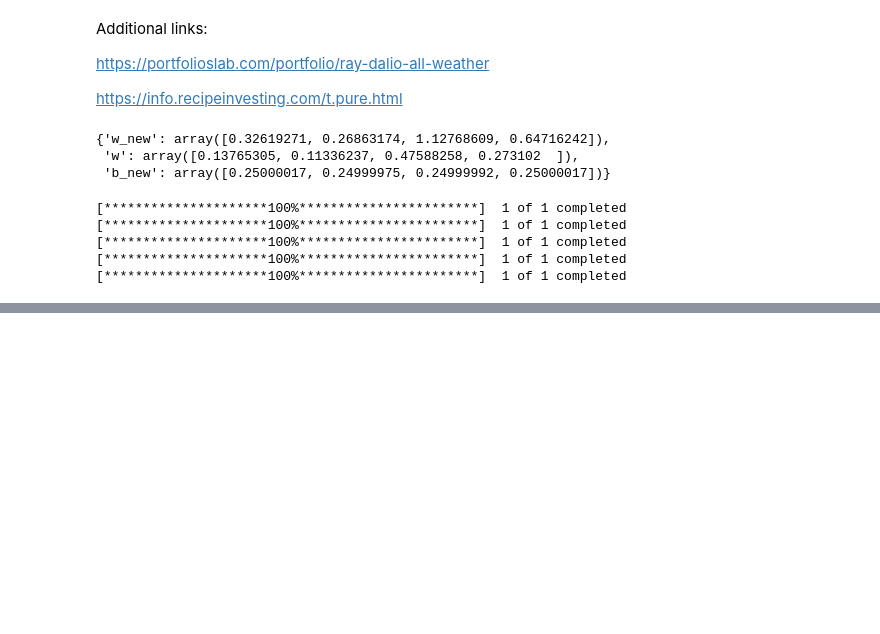
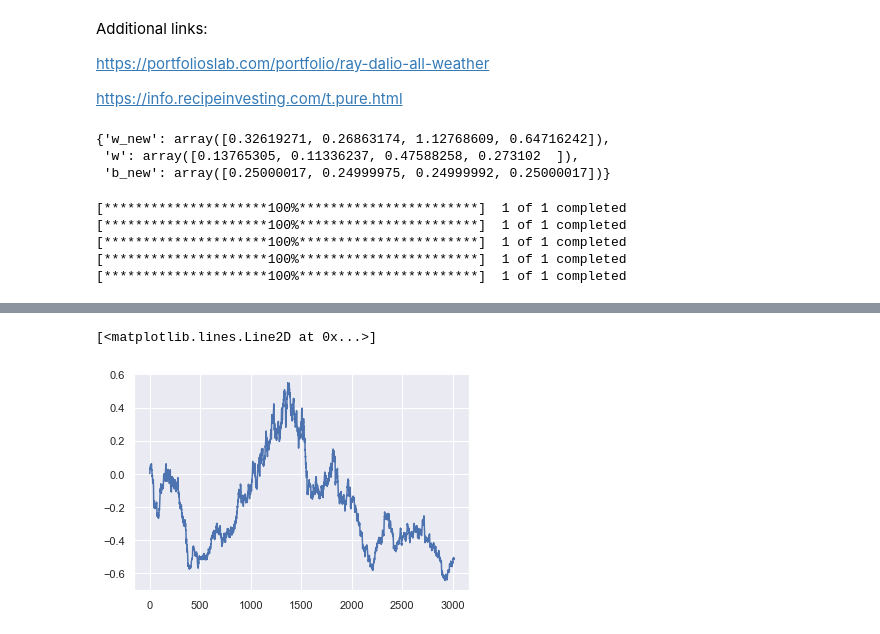
Before and after one commit to EdgyPanda/Python-Projects, a Jupyter notebook: RiskParity-Portfolio/RiskParity.ipynb, the cells around one changed output, grey strips where cells are left out. Drawn from its saved outputs; the diff is of its cells as text; code cells hidden in the pictures; blank space fills up the shorter version.

```diff
--- a/RiskParity-Portfolio/RiskParity.ipynb
+++ b/RiskParity-Portfolio/RiskParity.ipynb
@@ -253,4 +287,16 @@ array([3.00499275, 3.12774646, 3.26206986, ..., 6.20663556, 6.21039406,
 # %%
 #portfolio returns can now be calculated (net of transaction cost) as: r_t = w^T * r_t^e - c * TO_t, where r_t^e is the excess return.
 
-PortReturnsLevRiskParity =
+PortReturnsLevRiskParity = np.zeros(TrainLinReturns.shape[0])
+
+#Hardcore transaction costs, 4% of turnover. Eg. 100000$ and you turnover 90% of this capital, the cost is 90% * 0.04 = 3.6% is cost.
+c = 0.0001
+
+for i in range(TrainLinReturns.shape[0]):
+    PortReturnsLevRiskParity[i] = np.subtract(np.dot(CollectedWeights[i,:].T, TrainLinReturns.iloc[i,:]), c * TurnoverLevRiskParity[i])
+# %%
+#limitations on  investing in the riskfree asset. Turnover is only calculated on risky assets, aka not the riskfree rate.
+plt.plot((1 + PortReturnsLevRiskParity).cumprod() - 1)
+# %% [output]
+[<matplotlib.lines.Line2D at 0x...>]
+[figure, added]
```
Also changed, not shown: parts of 10 cells of this notebook.
